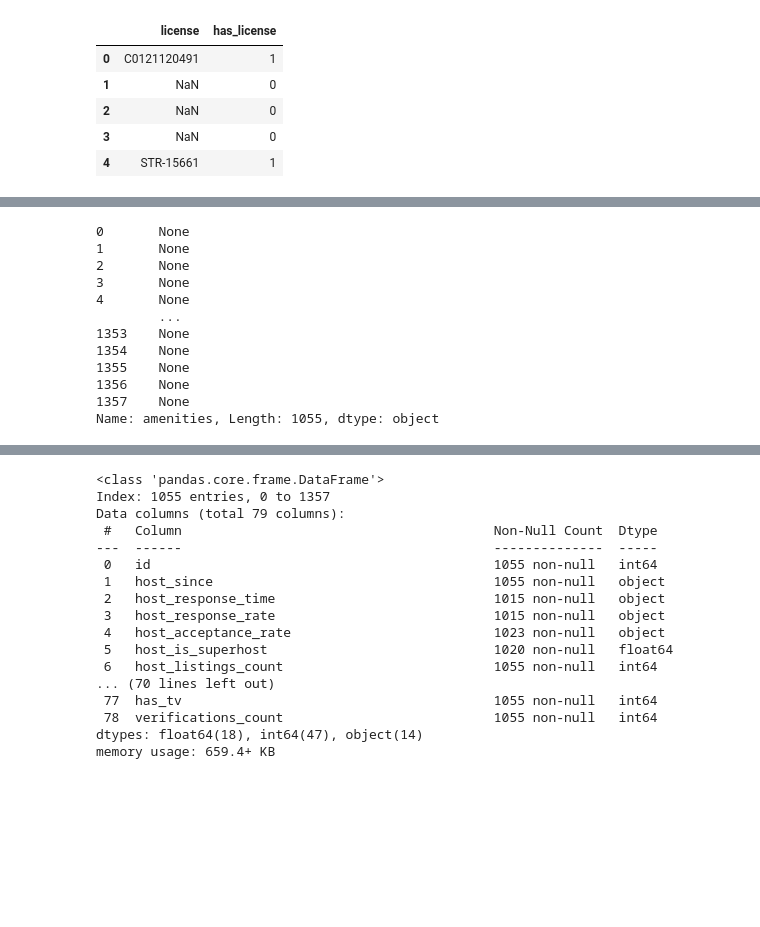
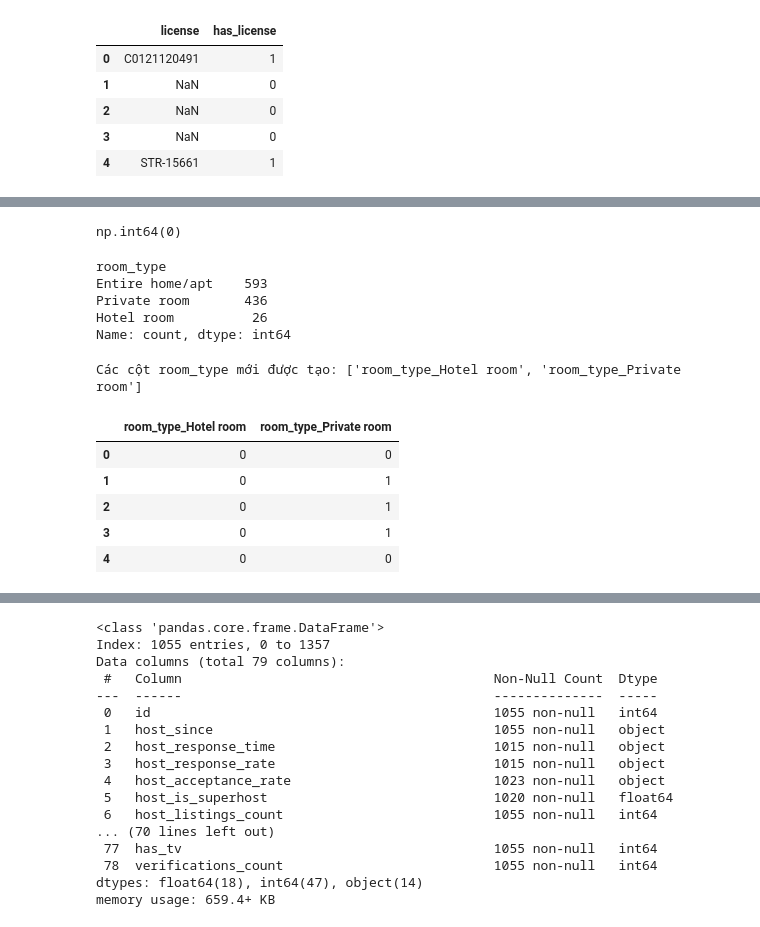
Before and after one commit to baokhanhth/Group01_Data_Analysis, a Jupyter notebook: notebooks/data_processing.ipynb, the cells around one changed output, grey strips where cells are left out. Drawn from its saved outputs; the diff is of its cells as text; code cells hidden in the pictures; blank space fills up the shorter version.

```diff
--- a/notebooks/data_processing.ipynb
+++ b/notebooks/data_processing.ipynb
@@ -383,0 +613,35 @@ Name: bathrooms, Length: 1055, dtype: float64
+# %%
+mode_bath = df_listings.groupby('room_type')['bathrooms_text'].transform(
+    lambda x: x.mode()[0] if not x.mode().empty else "1 bath"
+)
+# %%
+df_listings['bathrooms_text'] = df_listings['bathrooms_text'].fillna(mode_bath)
+# %%
+df_listings['room_type'].isnull().sum()
+# %% [output]
+np.int64(0)
+# %%
+df_listings['room_type'].value_counts()
+# %% [output]
+room_type
+Entire home/apt    593
+Private room       436
+Hotel room          26
+Name: count, dtype: int64
+# %%
+# mã hóa biến categorical 'room_type' theo dummy encoding
+df_listings = pd.get_dummies(df_listings, columns=['room_type'], drop_first=True, dtype=int)
+# %%
+room_type_cols = [col for col in df_listings.columns if 'room_type' in col]
+print(f"Các cột room_type mới được tạo: {room_type_cols}")
+# %% [output]
+Các cột room_type mới được tạo: ['room_type_Hotel room', 'room_type_Private room']
+# %%
+df_listings[room_type_cols].head()
+# %% [output]
+|  | room_type_Hotel room | room_type_Private room |
+| 0 | 0 | 0 |
+| 1 | 0 | 1 |
+| 2 | 0 | 1 |
+| 3 | 0 | 1 |
+| 4 | 0 | 0 |
@@ -384,19 +652,4 @@ Name: bathrooms, Length: 1055, dtype: float64
 # %%
-all_amenities = []
-df_listings['amenities'].str.replace(r'["\[\]]', '', regex=True).str.split(',').apply(
-    lambda x: [i.strip() for i in x] if isinstance(x, list) else []
-).apply(all_amenities.extend)
+# 2. Tạo cột Đếm tổng số lượng tiện nghi (amenities_count)
+df_listings['amenities_count'] = cleaned_amenities.apply(len)
-# %% [output]
-0       None
-1       None
-2       None
-3       None
-4       None
-        ...
-1353    None
-1354    None
-1355    None
-1356    None
-1357    None
-Name: amenities, Length: 1055, dtype: object
 # %%
```
Also changed, not shown: parts of 100 cells of this notebook, 3 other files.
